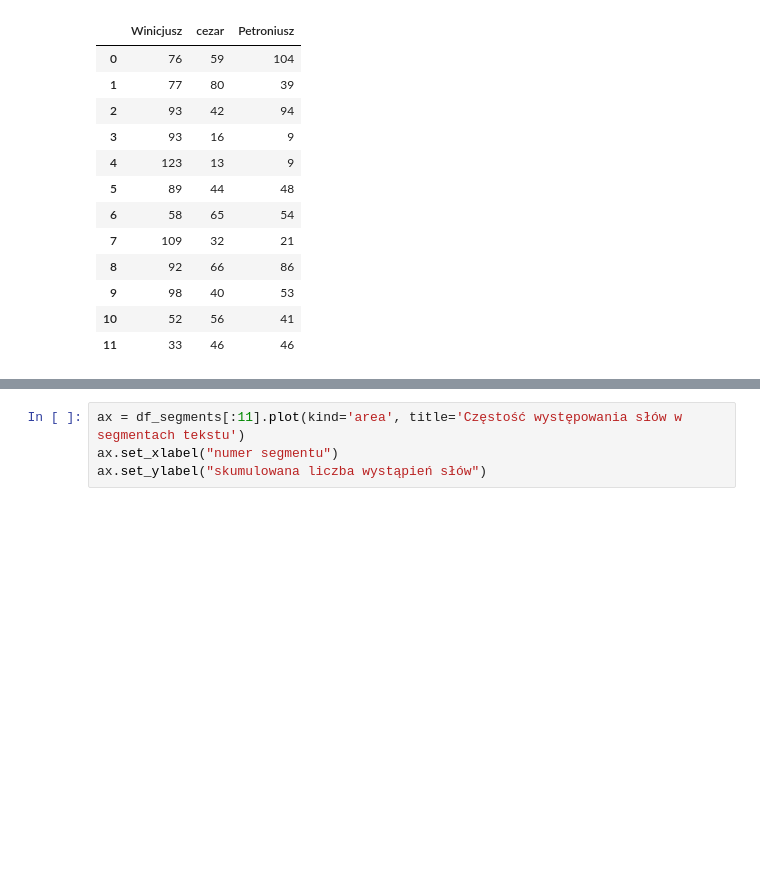
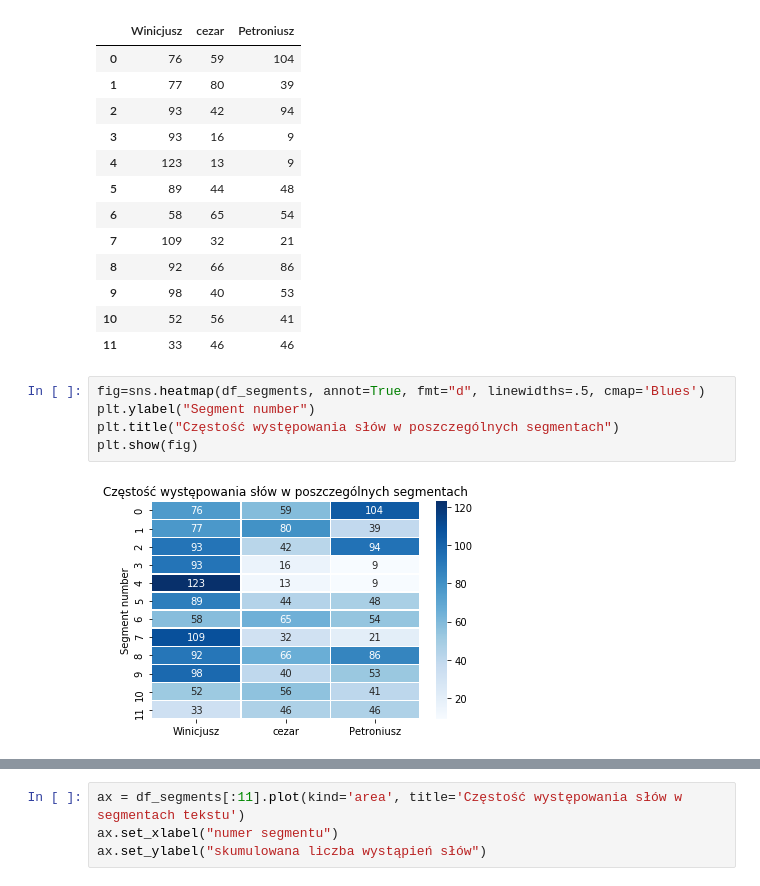
Before and after one commit to mariabajena/inz_analizy, a Jupyter notebook: Słowa Kluczowe.ipynb, the cells around one changed output, grey strips where cells are left out. Saved outputs shown, nothing was run; the diff lists cells and outputs as text; blank space fills up the shorter version.

```diff
--- a/Słowa Kluczowe.ipynb
+++ b/Słowa Kluczowe.ipynb
@@ -101,3 +92,10 @@ df_segments
 | 9 | 98 | 40 | 53 |
 | 10 | 52 | 56 | 41 |
 | 11 | 33 | 46 | 46 |
+# %%
+fig=sns.heatmap(df_segments, annot=True, fmt="d", linewidths=.5, cmap='Blues')
+plt.ylabel("Segment number")
+plt.title("Częstość występowania słów w poszczególnych segmentach")
+plt.show(fig)
+# %% [output]
+[figure, added]
```
Also changed, not shown: parts of 9 cells of this notebook.
